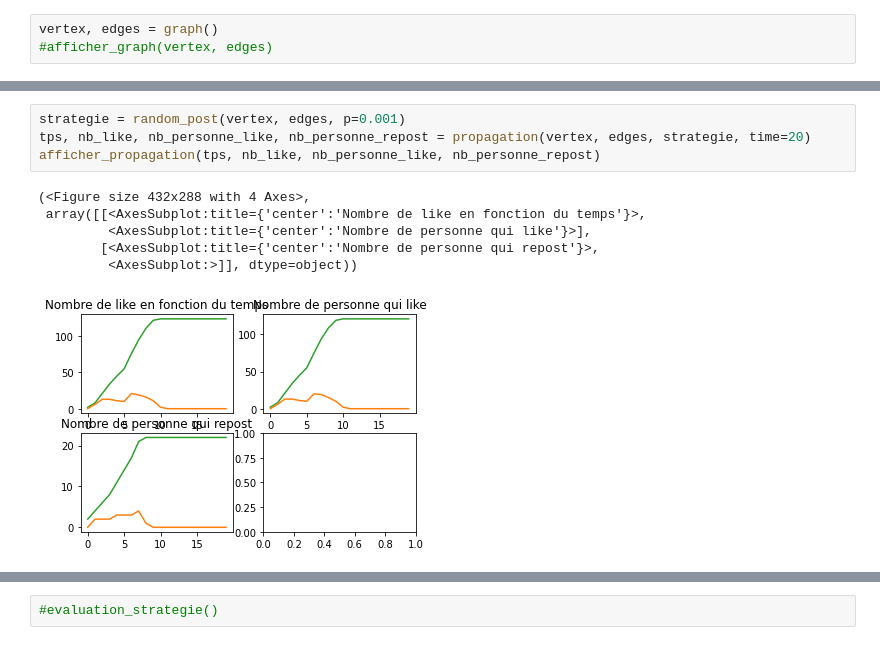
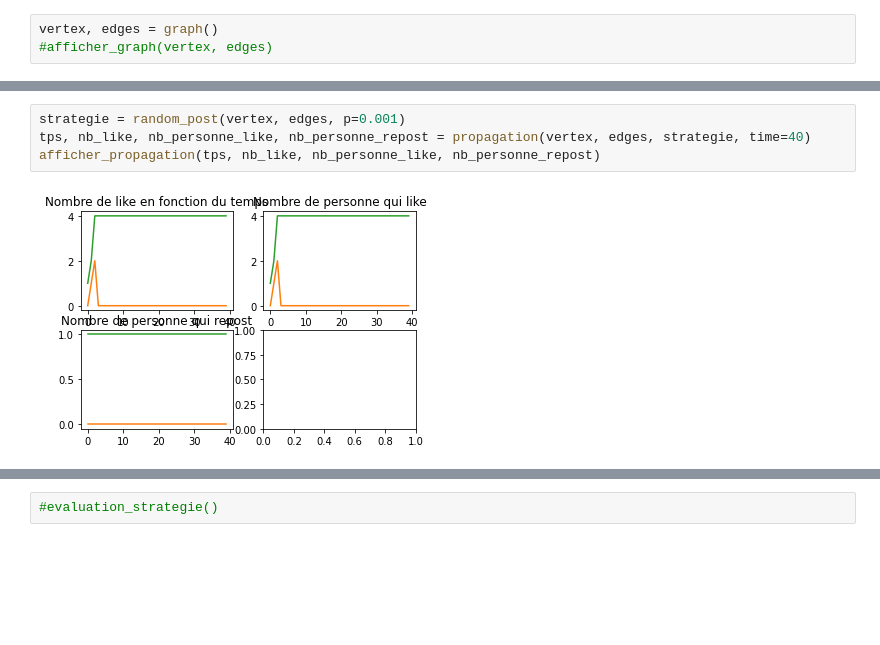
Before and after one commit to Ouma487/Viral-Marketing, a Jupyter notebook: main_jupyter.ipynb, the cells around one changed output, grey strips where cells are left out. Saved outputs shown, nothing was run; the diff lists cells and outputs as text; blank space fills up the shorter version.

```diff
--- a/main_jupyter.ipynb
+++ b/main_jupyter.ipynb
@@ -72,14 +49,9 @@ afficher_graph(new_vertex, new_edges, nom='nb', color=True)
 # %%
 strategie = random_post(vertex, edges, p=0.001)
-tps, nb_like, nb_personne_like, nb_personne_repost = propagation(vertex, edges, strategie, time=20)
+tps, nb_like, nb_personne_like, nb_personne_repost = propagation(vertex, edges, strategie, time=40)
 afficher_propagation(tps, nb_like, nb_personne_like, nb_personne_repost)
 # %% [output]
-(<Figure size 432x288 with 4 Axes>,
- array([[<AxesSubplot:title={'center':'Nombre de like en fonction du temps'}>,
-         <AxesSubplot:title={'center':'Nombre de personne qui like'}>],
-        [<AxesSubplot:title={'center':'Nombre de personne qui repost'}>,
-         <AxesSubplot:>]], dtype=object))
-[figure, old version]
+[figure, new version]
 # %%
 strategie = best_influenceurs(vertex, edges, nb=5)
 tps, nb_like, nb_personne_like, nb_personne_repost = propagation(vertex, edges, strategie, time=20)
```
Also changed, not shown: parts of 12 cells of this notebook, 9 other files.
